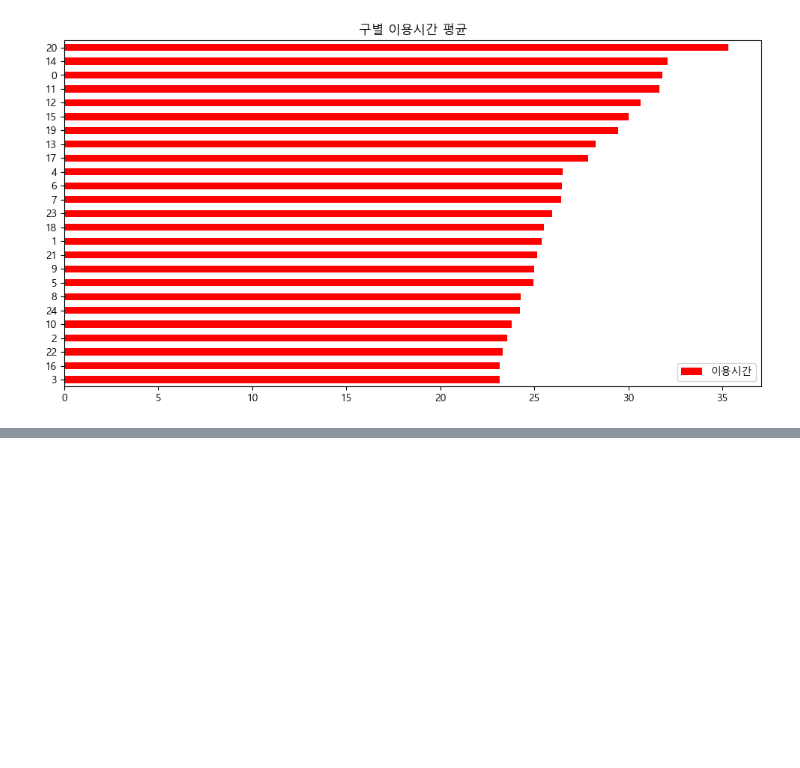
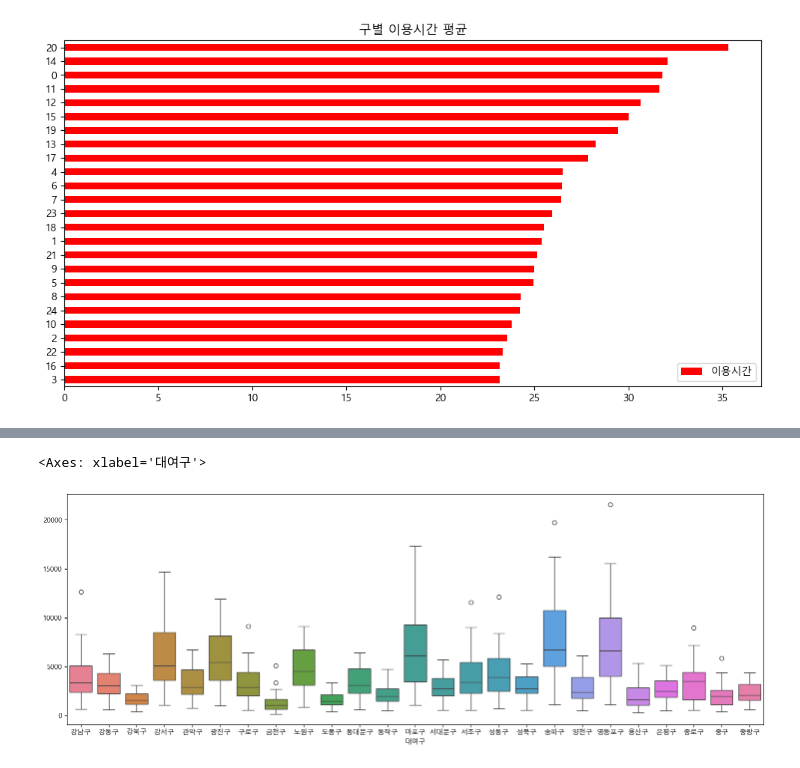
Before and after one commit to SiunKimm/seoul-bike-analysis, a Jupyter notebook: bike/practice/bike_practice.ipynb, the cells around one changed output, grey strips where cells are left out. Drawn from its saved outputs; the diff is of its cells as text; code cells hidden in the pictures; blank space fills up the shorter version.

```diff
--- a/bike/practice/bike_practice.ipynb
+++ b/bike/practice/bike_practice.ipynb
@@ -423,0 +458,6 @@ map
+# %%
+plt.figure(figsize=(18, 6))
+sns.boxplot(data=hourly_gu_use)
+# %% [output]
+<Axes: xlabel='대여구'>
+[figure, added]
```
Also changed, not shown: parts of 4 cells of this notebook.
